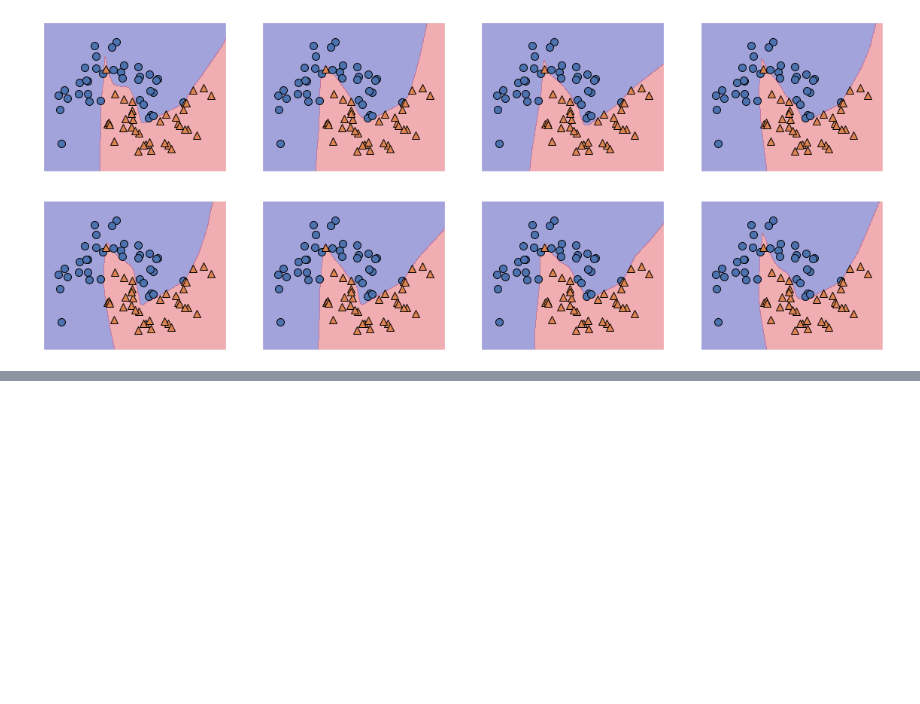
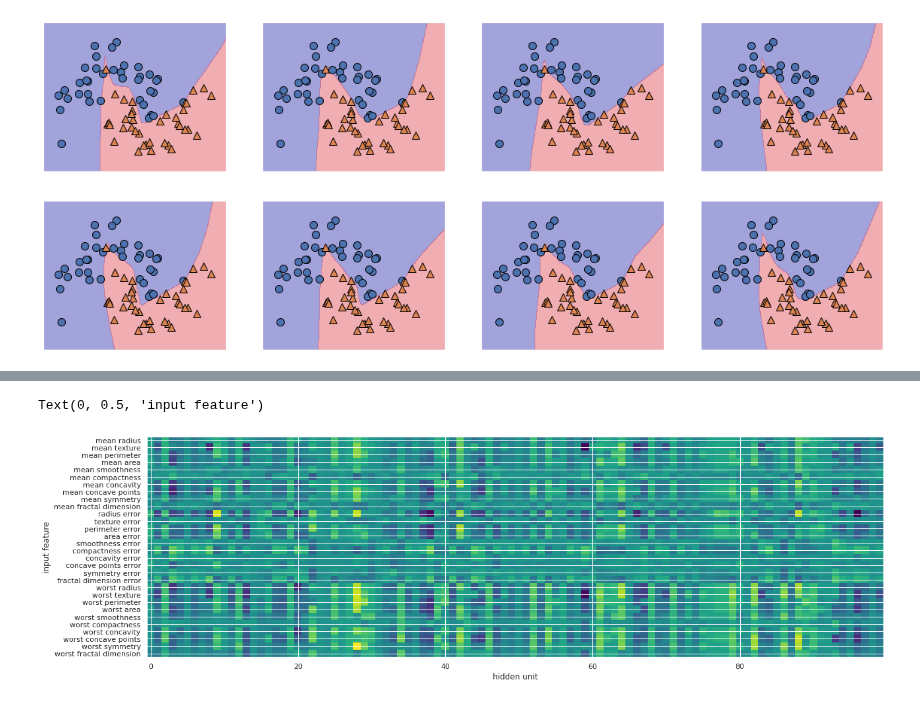
Before and after one commit to 201ssc/python_test1, a Jupyter notebook: 2_3_9_신경망(딥러닝).ipynb, the cells around one changed output, grey strips where cells are left out. Cells and saved outputs as stored; diff of their text form; code cells hidden in the pictures; blank space fills up the shorter version.

```diff
--- a/2_3_9_신경망(딥러닝).ipynb
+++ b/2_3_9_신경망(딥러닝).ipynb
@@ -178,3 +182,6 @@ for i, ax in enumerate(axes.ravel()):
   mglearn.discrete_scatter(X_train[:, 0], X_train[:,1], y_train, ax=ax)
 # %% [output]
 [figure]
+# %%
+cancer = load_breast_cancer()
+print("유방암 데이터의 특성별 최댓값:\ㅜ\n", cancer.data.max(axis=0))
@@ -180,0 +209,20 @@ for i, ax in enumerate(axes.ravel()):
+# %%
+# 훈련 세트 각 특성의 평균으 계산한다.
+mean_on_train = X_train.mean(axis=0)
+# 훈련 세트 각 특성의 표준편차를 계산한다.
+std_on_train = X_train.std(axis=0)
+
+# 데이터에서 평균을 빼고 표준 편차로 나누면
+# 평균 0, 표준편차가 1인 데이터로 변환된다.
+X_train_scaled = (X_train - mean_on_train) / std_on_train
+# 같은 변환을 테트스 세트에도 한다.
+X_test_scaled = (X_test - mean_on_train) / std_on_train
+
+mlp = MLPClassifier(random_state=0)
+mlp.fit(X_train_scaled, y_train)
+
+print("훈련 세트 정확도: {:.3f}".format(mlp.score(X_train_scaled,y_train)))
+print("테스트 세트 정확도: {:.3f}".format(mlp.score(X_test_scaled,y_test)))
+
+# 경고 출력 최대 반복횟수에 도달했음
+# 이는 모델을 학습시키는 adam 알고리즘에 관현한 것, 이 경고가 나오면 반복횟수룰 늘려야 함.
@@ -180,0 +232,6 @@ for i, ax in enumerate(axes.ravel()):
+# %%
+mlp = MLPClassifier(max_iter=1000, random_state=0)
+mlp.fit(X_train_scaled, y_train)
+
+print("훈련 세트 정확도: {:.3f}".format(mlp.score(X_train_scaled,y_train)))
+print("테스트 세트 정확도: {:.3f}".format(mlp.score(X_test_scaled,y_test)))
@@ -180,0 +244,6 @@ for i, ax in enumerate(axes.ravel()):
+# %%
+mlp = MLPClassifier(max_iter=1000, alpha=1, random_state=0)
+mlp.fit(X_train_scaled, y_train)
+
+print("훈련 세트 정확도: {:.3f}".format(mlp.score(X_train_scaled,y_train)))
+print("테스트 세트 정확도: {:.3f}".format(mlp.score(X_test_scaled,y_test)))
@@ -180,0 +275,11 @@ for i, ax in enumerate(axes.ravel()):
+# %%
+# mlp = MLPClassifier(max_iter=1000, alpha=1, random_state=0)
+# mlp.fit(X_train_scaled, y_train)
+plt.figure(figsize=(20, 7))
+plt.imshow(mlp.coefs_[0], interpolation='none', cmap='viridis')
+plt.yticks(range(30), cancer.feature_names)
+plt.xlabel('hidden unit')
+plt.ylabel('input feature')
+# %% [output]
+Text(0, 0.5, 'input feature')
+[figure, added]
```
Also changed, not shown: parts of 12 cells of this notebook.
